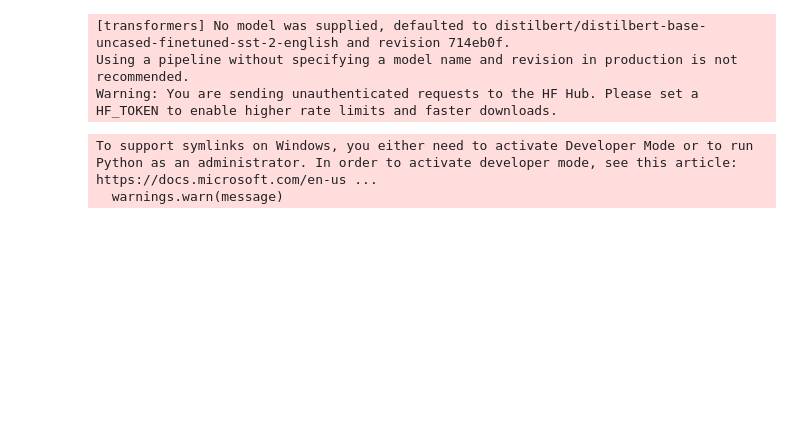
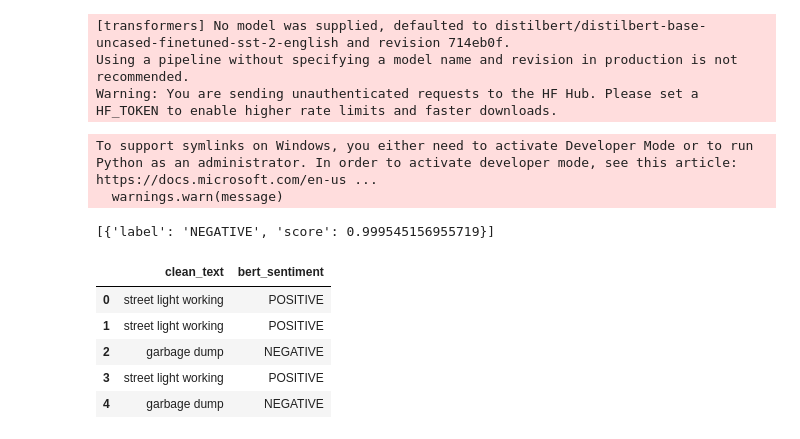
Before and after one commit to liyajasminn/AI-Citizen-Grievance-System, a Jupyter notebook: notebooks/week3.ipynb, the cells around one changed output. Cells and saved outputs as stored; diff of their text form; code cells hidden in the pictures; blank space fills up the shorter version.

Commit message:
Generated sentiment labels for grievance complaints using BERT

```diff
--- a/notebooks/week3.ipynb
+++ b/notebooks/week3.ipynb
@@ -240,3 +240,23 @@ Using a pipeline without specifying a model name and revision in production is n
 Warning: You are sending unauthenticated requests to the HF Hub. Please set a HF_TOKEN to enable higher rate limits and faster downloads.
 To support symlinks on Windows, you either need to activate Developer Mode or to run Python as an administrator. In order to activate developer mode, see this article: https://docs.microsoft.com/en-us ...
   warnings.warn(message)
+# %%
+sample_text = "Garbage is overflowing near the road"
+
+result = classifier(sample_text)
+
+print(result)
+# %% [output]
+[{'label': 'NEGATIVE', 'score': 0.999545156955719}]
+# %%
+df['bert_sentiment'] = df['clean_text'].apply(
+    lambda x: classifier(str(x))[0]['label']
+)
+df[['clean_text', 'bert_sentiment']].head()
+# %% [output]
+|  | clean_text | bert_sentiment |
+| 0 | street light working | POSITIVE |
+| 1 | street light working | POSITIVE |
+| 2 | garbage dump | NEGATIVE |
+| 3 | street light working | POSITIVE |
+| 4 | garbage dump | NEGATIVE |
```
